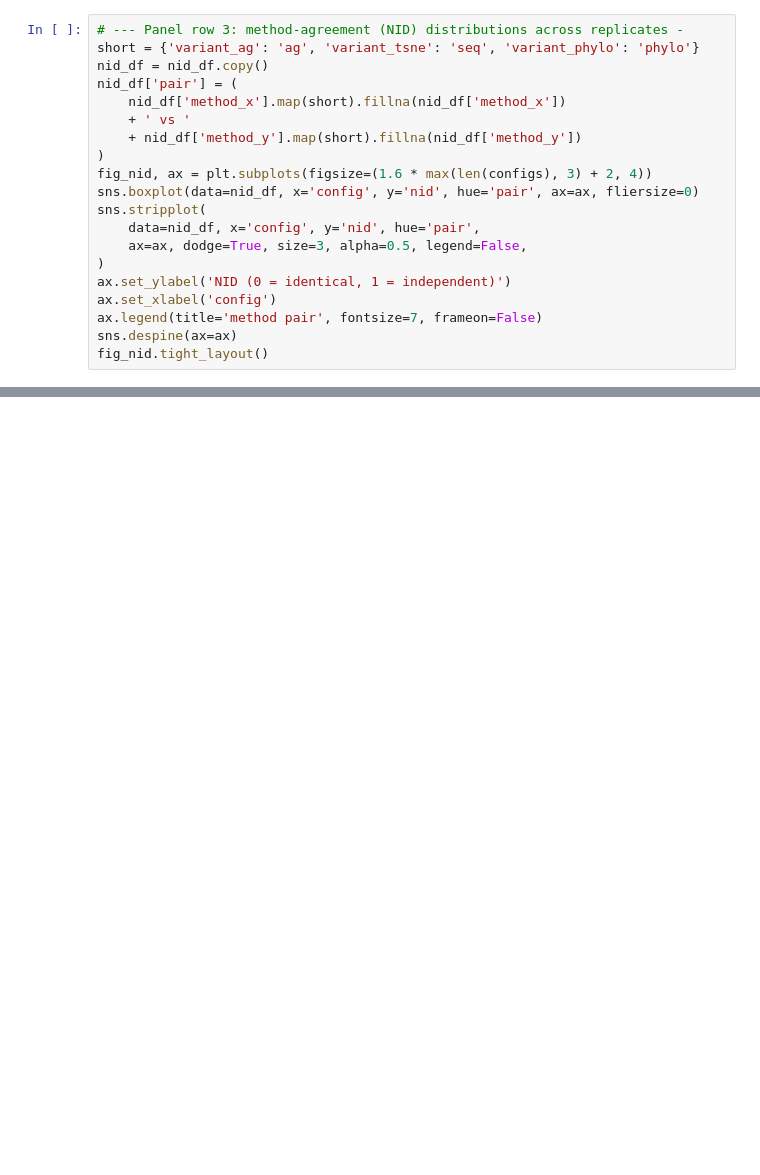
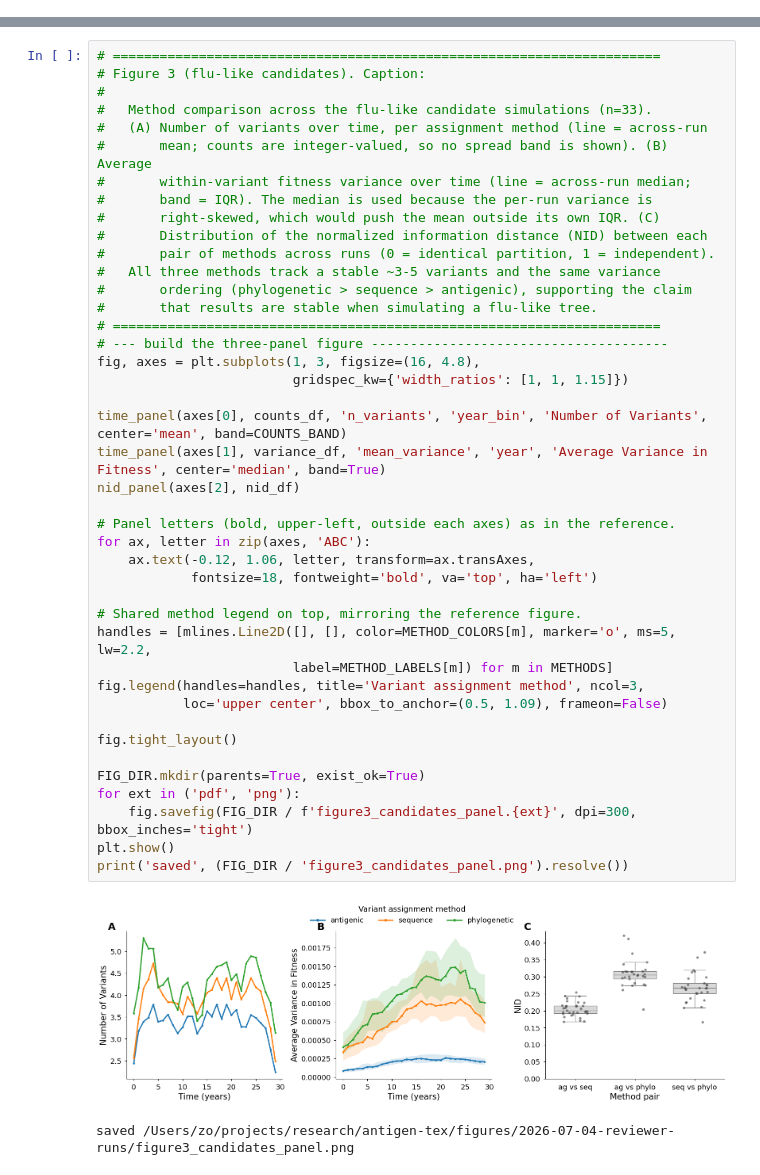
Before and after one commit to matsengrp/antigen-forecasting, a Jupyter notebook: notebooks/manuscript-figure-3-variant-assignment-compare-aggregated.ipynb, the cells around one changed output, grey strips where cells are left out. Saved outputs shown, nothing was run; the diff lists cells and outputs as text; blank space fills up the shorter version.

```diff
--- a/notebooks/manuscript-figure-3-variant-assignment-compare-aggregated.ipynb
+++ b/notebooks/manuscript-figure-3-variant-assignment-compare-aggregated.ipynb
@@ -111,20 +52,0 @@ else:
-# %%
-# --- Panel row 3: method-agreement (NID) distributions across replicates -
-short = {'variant_ag': 'ag', 'variant_tsne': 'seq', 'variant_phylo': 'phylo'}
-nid_df = nid_df.copy()
-nid_df['pair'] = (
-    nid_df['method_x'].map(short).fillna(nid_df['method_x'])
-    + ' vs '
-    + nid_df['method_y'].map(short).fillna(nid_df['method_y'])
-)
-fig_nid, ax = plt.subplots(figsize=(1.6 * max(len(configs), 3) + 2, 4))
-sns.boxplot(data=nid_df, x='config', y='nid', hue='pair', ax=ax, fliersize=0)
-sns.stripplot(
-    data=nid_df, x='config', y='nid', hue='pair',
-    ax=ax, dodge=True, size=3, alpha=0.5, legend=False,
-)
-ax.set_ylabel('NID (0 = identical, 1 = independent)')
-ax.set_xlabel('config')
-ax.legend(title='method pair', fontsize=7, frameon=False)
-sns.despine(ax=ax)
-fig_nid.tight_layout()
@@ -144,0 +154,45 @@ print('saved to', FIG_DIR.resolve())
+# %%
+# ======================================================================
+# Figure 3 (flu-like candidates). Caption:
+#
+#   Method comparison across the flu-like candidate simulations (n=33).
+#   (A) Number of variants over time, per assignment method (line = across-run
+#       mean; counts are integer-valued, so no spread band is shown). (B) Average
+#       within-variant fitness variance over time (line = across-run median;
+#       band = IQR). The median is used because the per-run variance is
+#       right-skewed, which would push the mean outside its own IQR. (C)
+#       Distribution of the normalized information distance (NID) between each
+#       pair of methods across runs (0 = identical partition, 1 = independent).
+#   All three methods track a stable ~3-5 variants and the same variance
+#       ordering (phylogenetic > sequence > antigenic), supporting the claim
+#       that results are stable when simulating a flu-like tree.
+# ======================================================================
+# --- build the three-panel figure --------------------------------------
+fig, axes = plt.subplots(1, 3, figsize=(16, 4.8),
+                         gridspec_kw={'width_ratios': [1, 1, 1.15]})
+
+time_panel(axes[0], counts_df, 'n_variants', 'year_bin', 'Number of Variants', center='mean', band=COUNTS_BAND)
+time_panel(axes[1], variance_df, 'mean_variance', 'year', 'Average Variance in Fitness', center='median', band=True)
+nid_panel(axes[2], nid_df)
+
+# Panel letters (bold, upper-left, outside each axes) as in the reference.
+for ax, letter in zip(axes, 'ABC'):
+    ax.text(-0.12, 1.06, letter, transform=ax.transAxes,
+            fontsize=18, fontweight='bold', va='top', ha='left')
+
+# Shared method legend on top, mirroring the reference figure.
+handles = [mlines.Line2D([], [], color=METHOD_COLORS[m], marker='o', ms=5, lw=2.2,
+                         label=METHOD_LABELS[m]) for m in METHODS]
+fig.legend(handles=handles, title='Variant assignment method', ncol=3,
+           loc='upper center', bbox_to_anchor=(0.5, 1.09), frameon=False)
+
+fig.tight_layout()
+
+FIG_DIR.mkdir(parents=True, exist_ok=True)
+for ext in ('pdf', 'png'):
+    fig.savefig(FIG_DIR / f'figure3_candidates_panel.{ext}', dpi=300, bbox_inches='tight')
+plt.show()
+print('saved', (FIG_DIR / 'figure3_candidates_panel.png').resolve())
+# %% [output]
+[figure, added]
+saved /Users/zo/projects/research/antigen-tex/figures/2026-07-04-reviewer-runs/figure3_candidates_panel.png
```
Also changed, not shown: parts of 11 cells of this notebook, 1 other file.
